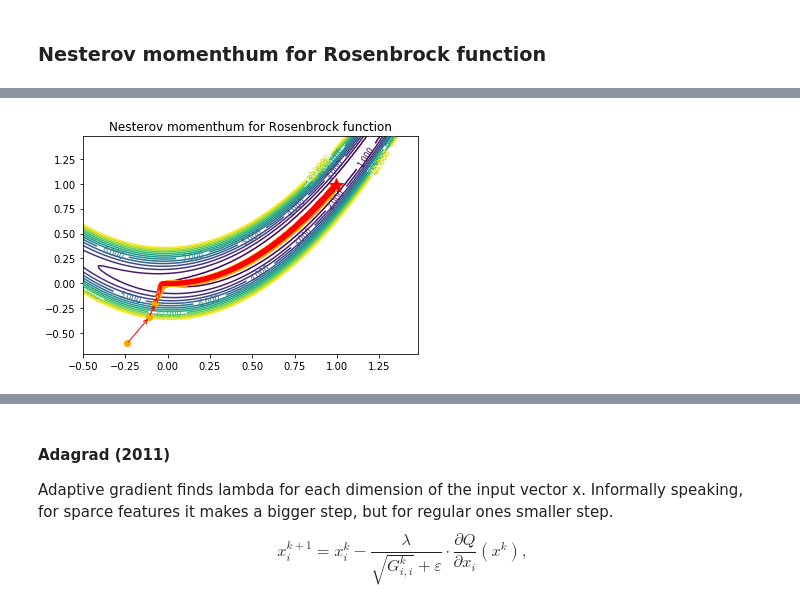
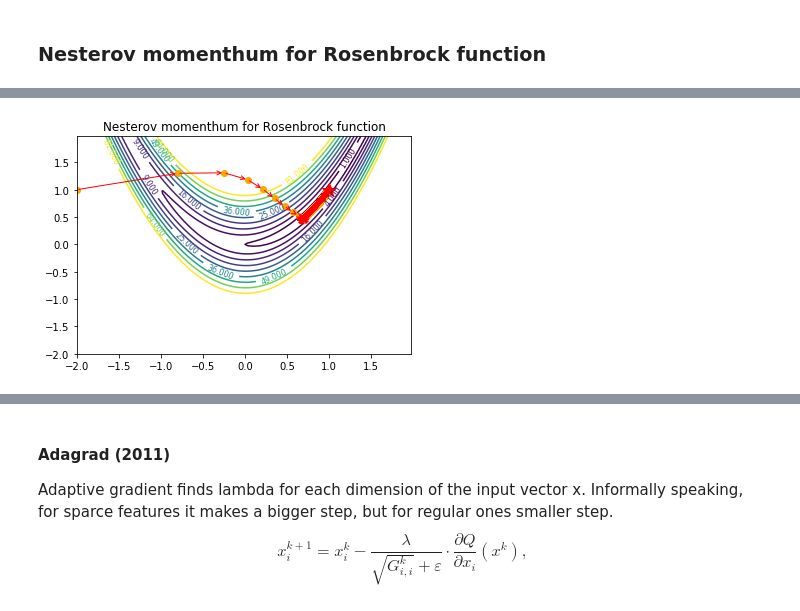
Before and after one commit to MR-Raven/Machine-Learning, a Jupyter notebook: Linear_models__gradient_descent.ipynb, the cells around one changed output, grey strips where cells are left out. Cells and saved outputs as stored; diff of their text form; code cells hidden in the pictures.

```diff
--- a/Linear_models__gradient_descent.ipynb
+++ b/Linear_models__gradient_descent.ipynb
@@ -788,6 +798,7 @@ def fooGrad(features):
     y = features[1]
     return np.array([-2*(1-x) - 400*(y-x**2)*x, 200*(y-x**2)])
 # %%
-features_init = -0.75 + np.random.rand(2)
+features_init = -1 + np.random.rand(2)
+features_init = [-2, 1]
 print('Initialized:', features_init)
 # %% [output]
@@ -795,5 +806,5 @@ Initialized: [-0.23810987 -0.60197574]
 # %%
-learning_rate = 0.002
+learning_rate = 0.0005
 fi = 0.5
 iterations_num = 15000
 
@@ -807,7 +818,7 @@ for i in range(iterations_num):
     grad = fooGrad(features)
     update = momenthumGrad(prev_update, grad, learning_rate, fi)
     features = features - update
-
+    prev_update = update
     #print(fooGrad(features))
 print('Found:', features)
 # %% [output]
@@ -819,7 +830,7 @@ Found minimum =  1.4677719171055888e-09
 # %%
 delta = 0.025
-x = np.arange(-0.5, 1.5, delta)
-y = np.arange(-0.5, 1.5, delta)
+x = np.arange(-2, 2, delta)
+y = np.arange(-2, 2, delta)
 X, Y = np.meshgrid(x, y)
 Z = foo(X, Y)
 # %%
@@ -849,7 +875,7 @@ Initialized: [-0.23810987 -0.60197574]
 # %%
-learning_rate = 0.002
+learning_rate = 0.0005
 fi = 0.5
-iterations_num = 5000
+iterations_num = 15000
 
 points = np.zeros([iterations_num, 2])
 features = features_init
@@ -860,7 +886,7 @@ for i in range(iterations_num):
     grad = fooGrad(features - fi*prev_update)
     update = fi*prev_update + learning_rate*grad
     features = features - update
-
+    prev_update = update
     #print(fooGrad(features))
 print('Found:', features)
 # %% [output]
@@ -872,18 +898,18 @@ Found minimum =  3.205018843335394e-05
 # %%
-levels = np.arange(0, 15, 1)
+levels = [x**2 for x in range(1, 10, 1)]
 fig, ax = plt.subplots()
 CS = ax.contour(X, Y, Z, levels)
 ax.clabel(CS, inline=1, fontsize=8)
 ax.set_title('Nesterov momenthum for Rosenbrock function')
 plt.plot(points[:, 0], points[:, 1], 'ro', color='orange')
 
 ax.plot(features[0], features[1], 'r*', markersize=15)
 
 for i in range(1, len(points) - 1):
     ax.annotate('', xy=points[i], xytext=points[i-1],
                arrowprops={'arrowstyle': '->', 'color': 'r', 'lw': 1},
                va='center', ha='center')
 
 plt.show()
 # %% [output]
-[figure, old version]
+[figure, new version]
```
Also changed, not shown: parts of 42 cells of this notebook.
